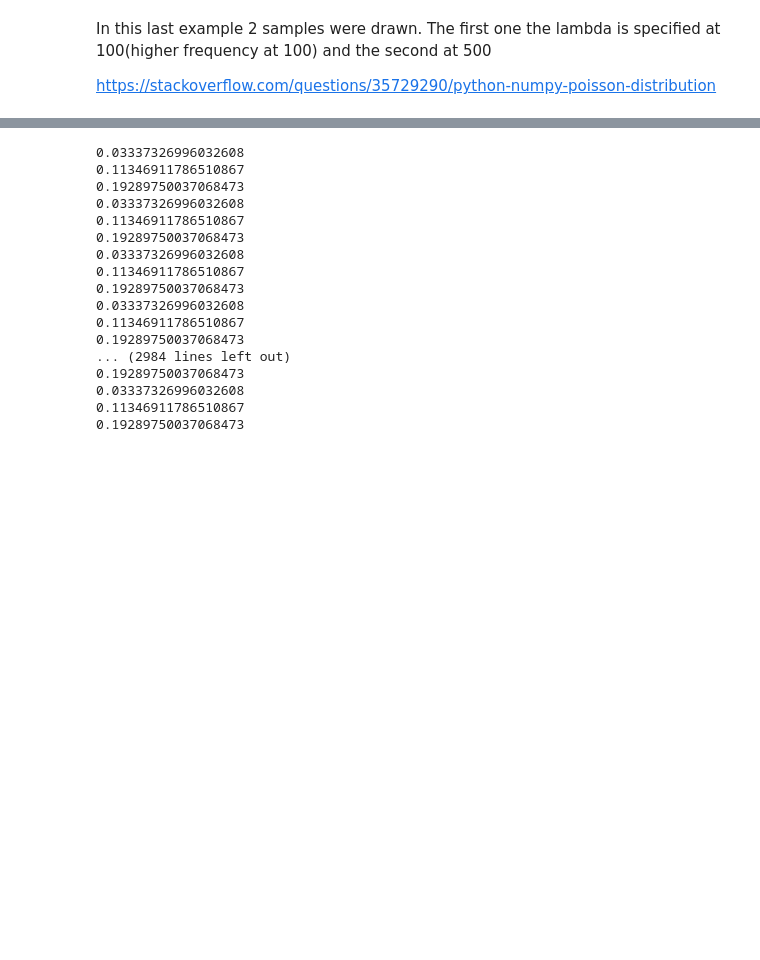
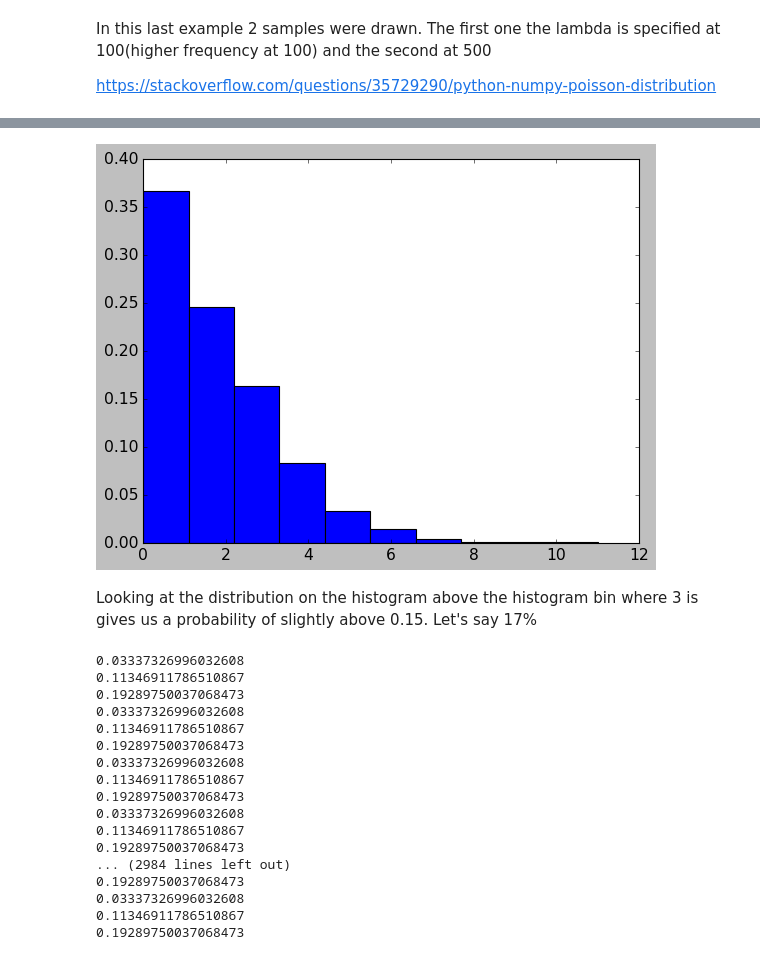
Before and after one commit to MarcoMen-Temp/Programming-Practice, a Jupyter notebook: NumpyAssignment.ipynb, the cells around one changed output, grey strips where cells are left out. Cells and saved outputs as stored; diff of their text form; code cells hidden in the pictures; blank space fills up the shorter version.

```diff
--- a/NumpyAssignment.ipynb
+++ b/NumpyAssignment.ipynb
@@ -453,17 +437,0 @@ http://muthu.co/poisson-distribution-with-python/
-# %%
-import numpy as np
-import matplotlib.pyplot as plt
-import math
-
-
-mu, k, lam = 2, 3, 2
-
-s = np.random.poisson(lam, k)
-
-count, bins, ignored = plt.hist(s, 10, normed = True)
-plt.show(bins, np.exp ** (-(lam)) * (lam ** k)/(np.math.factorial(k) ),
-        linewidth =2, color = 'r')
-
-plt.show()
-
-# CDF
@@ -473,3 +442,32 @@ TypeError: unsupported operand type(s) for ** or pow(): 'numpy.ufunc' and 'int'
+# %%
+import numpy as np
+import matplotlib.pyplot as plt
+
+"""
+mu(mean) equals 2 because that's the average number of homes sold daily
+k(number of events) is 3(homes expected to sell) that we are trying to find the likelihood
+x-axis = k(events or number of homes sold)
+y-axis = Probabity of k events occuring
+I must label x and y axis and get LaTex formatting
+""""
+
+mu, k=  2, 3
+
+
+
+
+
+s = np.random.poisson(2, 10000)
+
+
+count, bins, ignored = plt.hist(s, 10, density = True)
+
+
+plt.show()
+# %% [output]
+[figure, added]
+# %% [markdown]
+Looking at the distribution on the histogram above the histogram bin where 3 is gives us a probability of slightly above 0.15. Let's say 17%
 # %%
 # for 1, 2,3 the interval for the poisson situation is 1 minute
 # the given mean = 3.4
```
Also changed, not shown: parts of 10 cells of this notebook.
